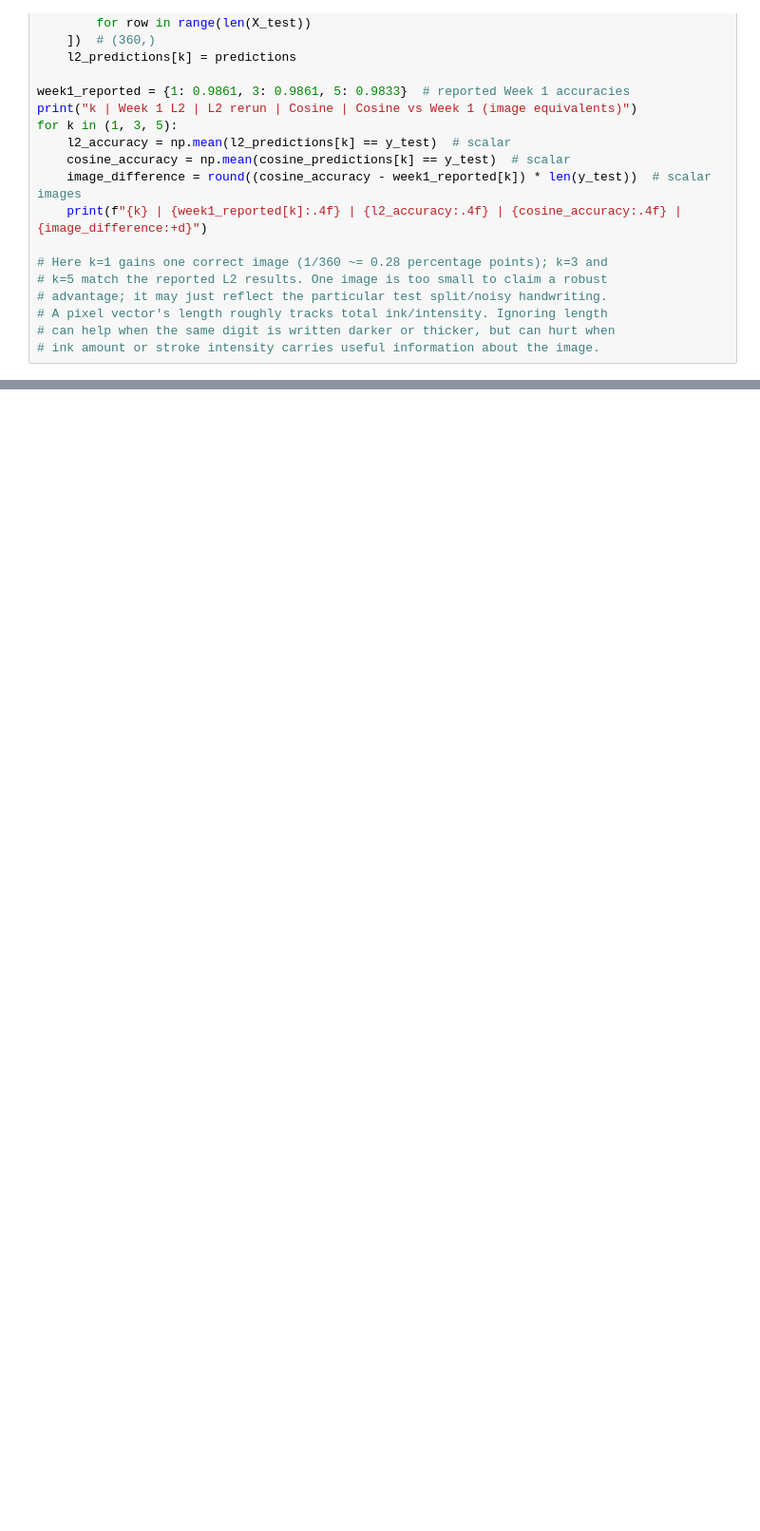
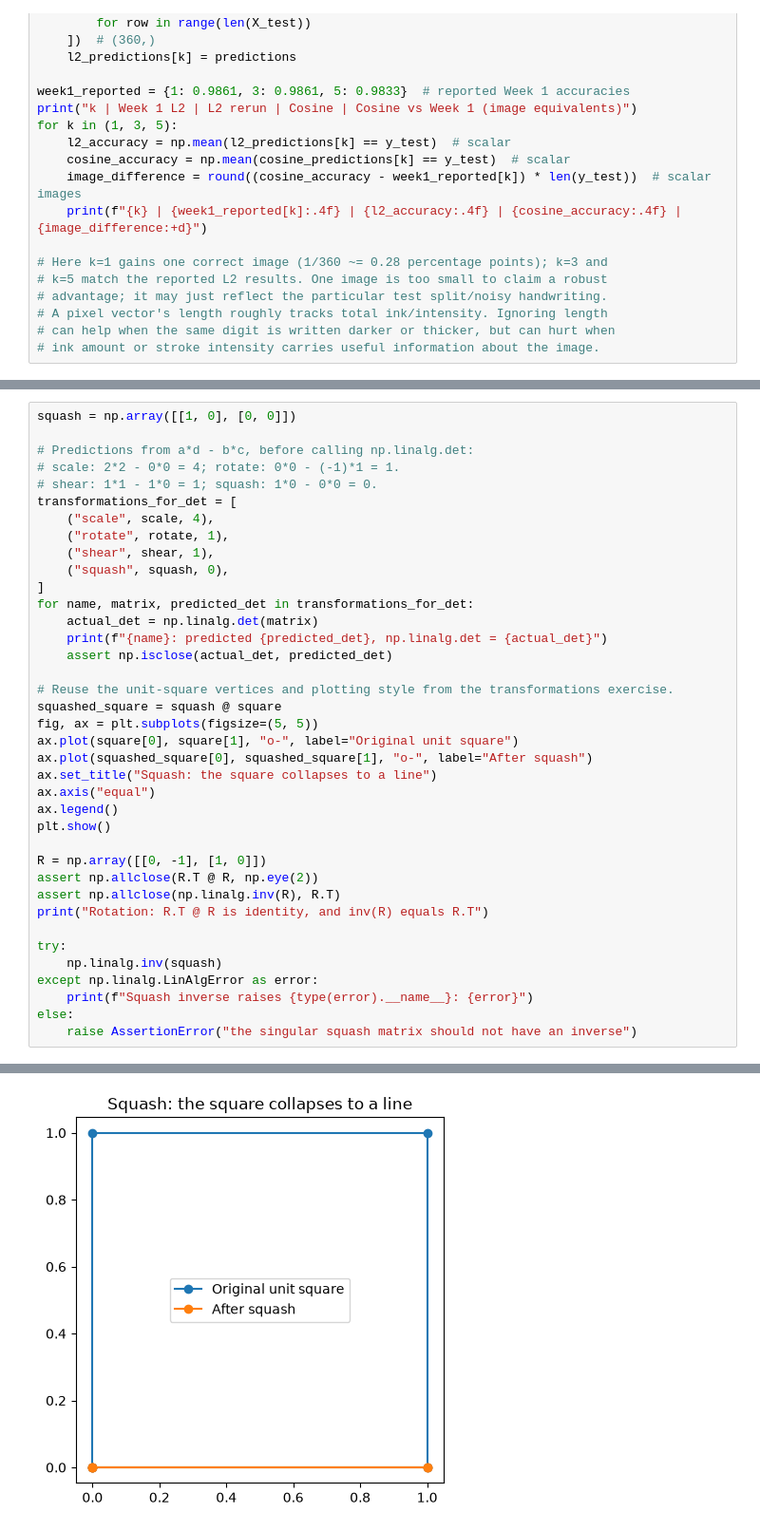
Before and after one commit to aadr22/ai-engineering-log, a Jupyter notebook: notebooks/week2_vectors.ipynb, the cells around one changed output, grey strips where cells are left out. Shown at 95% size. Drawn from its saved outputs; the diff is of its cells as text; blank space fills up the shorter version.

```diff
--- a/notebooks/week2_vectors.ipynb
+++ b/notebooks/week2_vectors.ipynb
@@ -374,0 +407,39 @@ for k in (1, 3, 5):
+# %%
+squash = np.array([[1, 0], [0, 0]])
+
+# Predictions from a*d - b*c, before calling np.linalg.det:
+# scale: 2*2 - 0*0 = 4; rotate: 0*0 - (-1)*1 = 1.
+# shear: 1*1 - 1*0 = 1; squash: 1*0 - 0*0 = 0.
+transformations_for_det = [
+    ("scale", scale, 4),
+    ("rotate", rotate, 1),
+    ("shear", shear, 1),
+    ("squash", squash, 0),
+]
+for name, matrix, predicted_det in transformations_for_det:
+    actual_det = np.linalg.det(matrix)
+    print(f"{name}: predicted {predicted_det}, np.linalg.det = {actual_det}")
+    assert np.isclose(actual_det, predicted_det)
+
+# Reuse the unit-square vertices and plotting style from the transformations exercise.
+squashed_square = squash @ square
+fig, ax = plt.subplots(figsize=(5, 5))
+ax.plot(square[0], square[1], "o-", label="Original unit square")
+ax.plot(squashed_square[0], squashed_square[1], "o-", label="After squash")
+ax.set_title("Squash: the square collapses to a line")
+ax.axis("equal")
+ax.legend()
+plt.show()
+
+R = np.array([[0, -1], [1, 0]])
+assert np.allclose(R.T @ R, np.eye(2))
+assert np.allclose(np.linalg.inv(R), R.T)
+print("Rotation: R.T @ R is identity, and inv(R) equals R.T")
+
+try:
+    np.linalg.inv(squash)
+except np.linalg.LinAlgError as error:
+    print(f"Squash inverse raises {type(error).__name__}: {error}")
+else:
+    raise AssertionError("the singular squash matrix should not have an inverse")
+# %% [output]
@@ -374,0 +450 @@ for k in (1, 3, 5):
+[figure, added]
```
Also changed, not shown: parts of 6 cells of this notebook, 1 other file.
